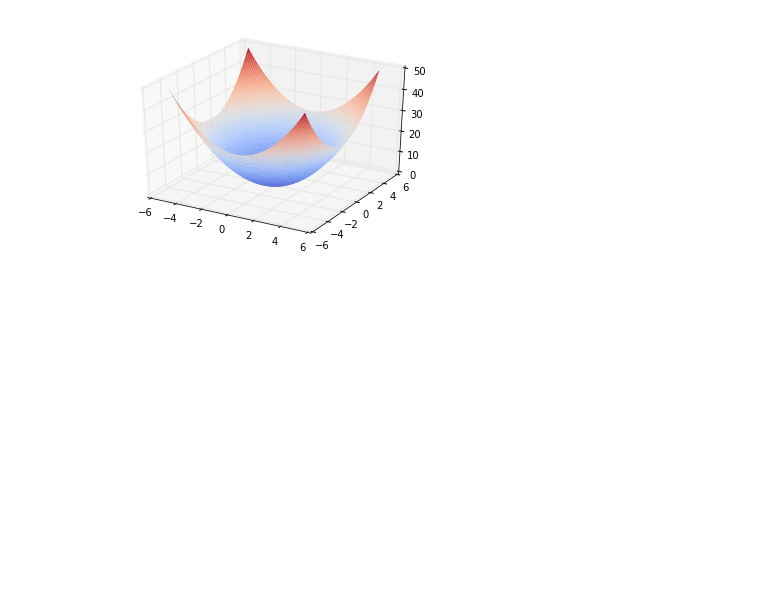
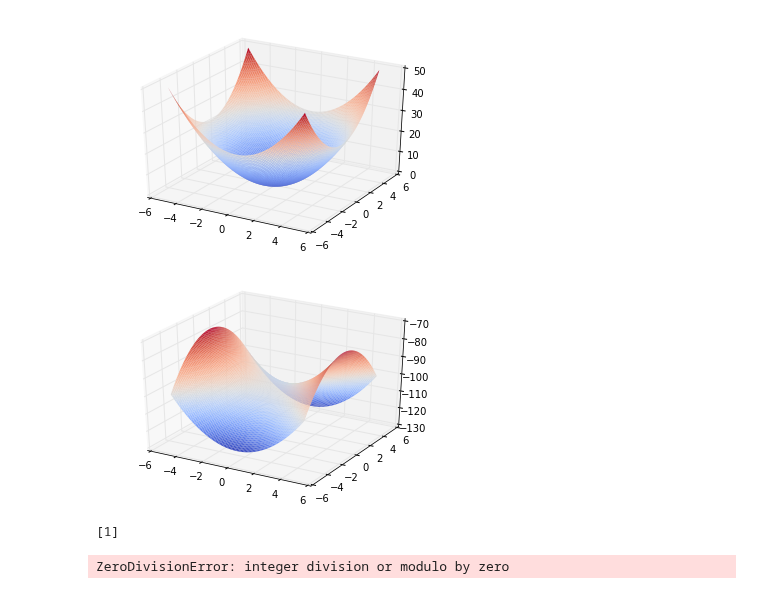
Before and after one commit to COMPPHYS-TTRAN/comp-phys, a Jupyter notebook: comp-phys-wk4.ipynb, the cells around one changed output. Cells and saved outputs as stored; diff of their text form; code cells hidden in the pictures; blank space fills up the shorter version.

```diff
--- a/comp-phys-wk4.ipynb
+++ b/comp-phys-wk4.ipynb
@@ -294,3 +294,63 @@ plt.show()
 # %% [output]
 13.0
 [figure]
+# %%
+def f(x, y, R = 10, a = 1., b = 1.,): #decide rstride and cstride and color/colormap, plot a both inline and standalone
+    return a*(x**2) - b*(y**2) - R**2
+
+
+%matplotlib inline
+from mpl_toolkits.mplot3d import axes3d
+import matplotlib.pyplot as plt
+import numpy as np
+from matplotlib import cm
+
+fig = plt.figure()
+ax = fig.add_subplot(111, projection = '3d')
+x = y = np.linspace(-5, 5, 100)
+xv, yv, = np.meshgrid(x, y)
+z = f(xv, yv)
+
+ax.plot_surface(xv, yv, z, rstride = 1, cstride = 1, cmap = cm.coolwarm, linewidth = 0)
+plt.show()
+# %% [output]
+[figure, added]
+# %%
+'''
+
+finds prime numbers in range of and b
+
+'''
+
+#write a program that finds the all the prime numbers between two given numbers
+
+import math
+import numpy as np
+
+def prime(a, b):
+    array = np.arange(a, b+1, 10)
+    for n in array:
+        for i in range(2, 10, 1):
+            thing = n%i
+            prime_list = []
+            if n%i != 0 and n != i:
+                prime_list.append(thing)
+        return prime_list
+
+prime(1, 10)
+# %% [output]
+[1]
+# %%
+#Errors and Exceptions
+x = 0
+print 1/x
+
+def inverse(x):
+    if x == 0:
+        raise ZeroDivisionError('cannot divide by 0') #don't worry too much about 'ZeroDivisionError' name/type
+    return 1./x
+
+y = inverse(0)
+print y
+# %% [output]
+ZeroDivisionError: integer division or modulo by zero
```
Also changed, not shown: parts of 2 cells of this notebook.
